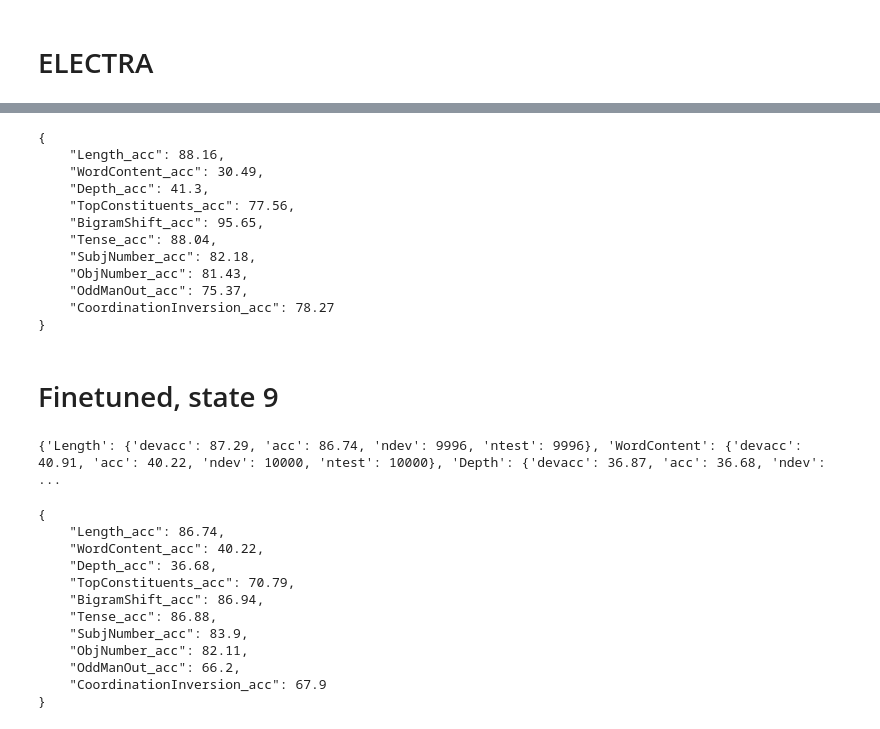
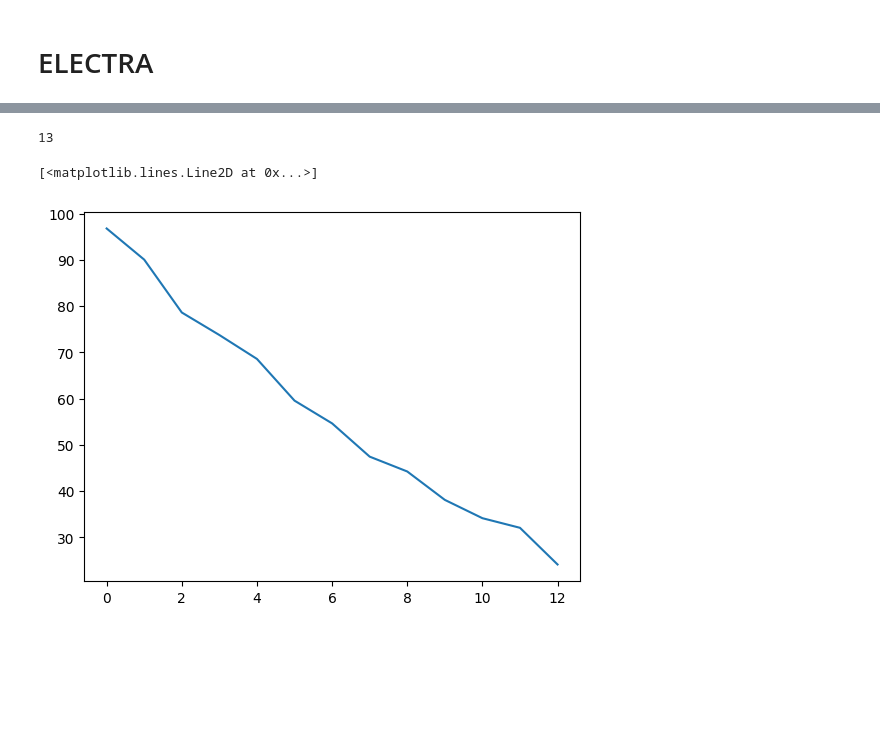
Before and after one commit to ir2718/similarity-embedding-quality, a Jupyter notebook: notebooks/probing_electra.ipynb, the cells around one changed output, grey strips where cells are left out. Cells and saved outputs as stored; diff of their text form; code cells hidden in the pictures; blank space fills up the shorter version.

```diff
--- a/notebooks/probing_electra.ipynb
+++ b/notebooks/probing_electra.ipynb
@@ -119,43 +99,14 @@ print(results2)
-# %%
-print(json.dumps({f"{k}_acc": v["acc"] for k,v in results2.items()}, indent=4))
-# %% [output]
-{
-    "Length_acc": 88.16,
-    "WordContent_acc": 30.49,
-    "Depth_acc": 41.3,
-    "TopConstituents_acc": 77.56,
-    "BigramShift_acc": 95.65,
-    "Tense_acc": 88.04,
-    "SubjNumber_acc": 82.18,
-    "ObjNumber_acc": 81.43,
-    "OddManOut_acc": 75.37,
-    "CoordinationInversion_acc": 78.27
-}
-# %% [markdown]
-# Finetuned, state 9
-# %%
-params = {'task_path': PATH_TO_DATA, 'usepytorch': True, 'kfold': 10}
-params['classifier'] = {'nhid': 0, 'optim': 'adam', 'batch_size': 64, 'tenacity': 5, 'epoch_size': 4}
-
-electra3 = Electra(starting_state=9, path="./../output/google-electra-base-discriminator/mean/9_to_10/model_2024_01_09_16_53.pkl")
-se3 = senteval.engine.SE(params, electra3.batcher, electra3.prepare)
-
-results3 = se3.eval(transfer_tasks)
-print(results3)
-# %% [output]
-{'Length': {'devacc': 87.29, 'acc': 86.74, 'ndev': 9996, 'ntest': 9996}, 'WordContent': {'devacc': 40.91, 'acc': 40.22, 'ndev': 10000, 'ntest': 10000}, 'Depth': {'devacc': 36.87, 'acc': 36.68, 'ndev': ...
-# %%
-print(json.dumps({f"{k}_acc": v["acc"] for k,v in results3.items()}, indent=4))
-# %% [output]
-{
-    "Length_acc": 86.74,
-    "WordContent_acc": 40.22,
-    "Depth_acc": 36.68,
-    "TopConstituents_acc": 70.79,
-    "BigramShift_acc": 86.94,
-    "Tense_acc": 86.88,
-    "SubjNumber_acc": 83.9,
-    "ObjNumber_acc": 82.11,
-    "OddManOut_acc": 66.2,
-    "CoordinationInversion_acc": 67.9
-}
+# %%
+vals=[96.8,90.06,78.63,73.76,68.59,59.57,54.65,
+     47.46,44.25,38.11,34.15,32.07,24.14]
+
+print(len(vals))
+# %% [output]
+13
+# %%
+import matplotlib.pyplot as plt
+
+plt.plot(vals)
+# %% [output]
+[<matplotlib.lines.Line2D at 0x...>]
+[figure, added]
```
Also changed, not shown: parts of 8 cells of this notebook, 2 other files.
